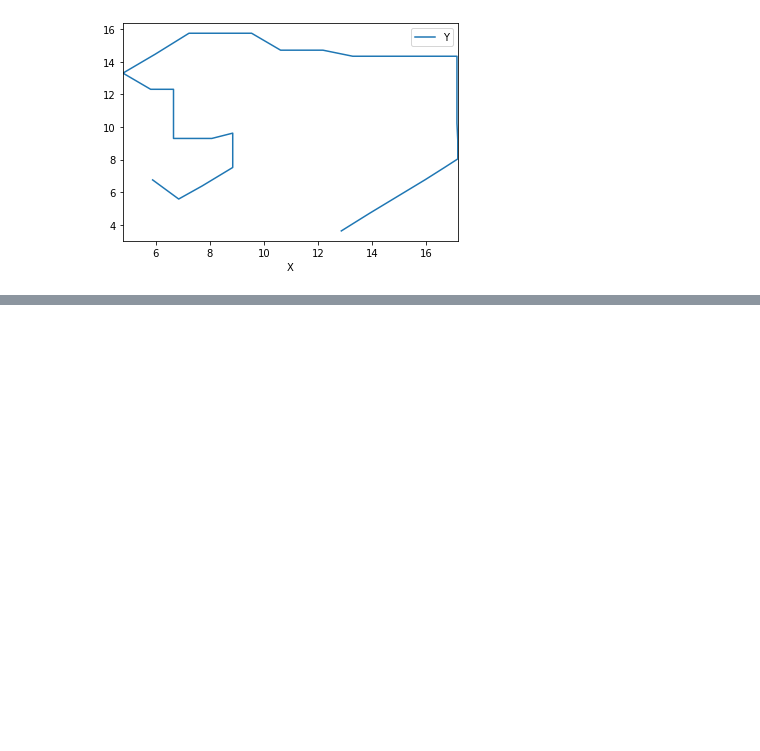
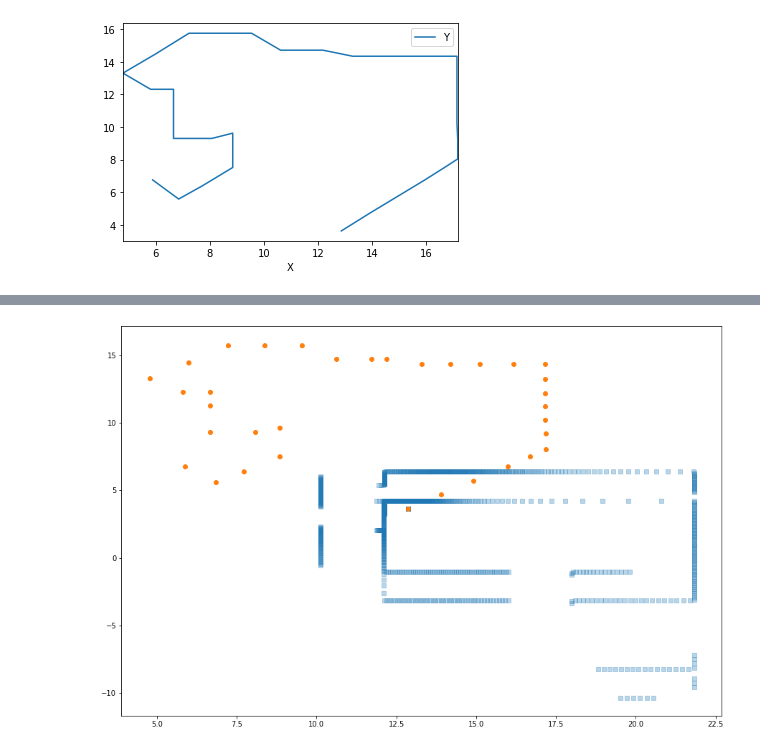
Before and after one commit to EricBizet/drone-flight-pathfinding, a Jupyter notebook: playground.ipynb, the cells around one changed output, grey strips where cells are left out. Cells and saved outputs as stored; diff of their text form; code cells hidden in the pictures; blank space fills up the shorter version.

```diff
--- a/playground.ipynb
+++ b/playground.ipynb
@@ -107,0 +103,14 @@ obstacle_data
+# %%
+obstacle_data_coords['X'] = obstacle_data_coords['X'] + ((obstacle_data_coords['Distance'] / 1000) * np.cos(np.radians(obstacle_data_coords['Angle'])))
+obstacle_data_coords['Y'] = obstacle_data_coords['Y'] + ((obstacle_data_coords['Distance'] / 1000) * np.sin(np.radians(obstacle_data_coords['Angle'])))
+# %%
+fig = plt.figure(figsize=(15, 10))
+ax1 = fig.add_subplot(111)
+
+ax1.scatter(obstacle_data_coords[:1000]['X'], obstacle_data_coords[:1000]['Y'], marker="s", label='obstacle', alpha=0.3)
+ax1.scatter(scan_coords['X'], scan_coords['Y'], marker="o", label='path')
+
+
+plt.show()
+# %% [output]
+[figure, added]
```
Also changed, not shown: parts of 7 cells of this notebook.
